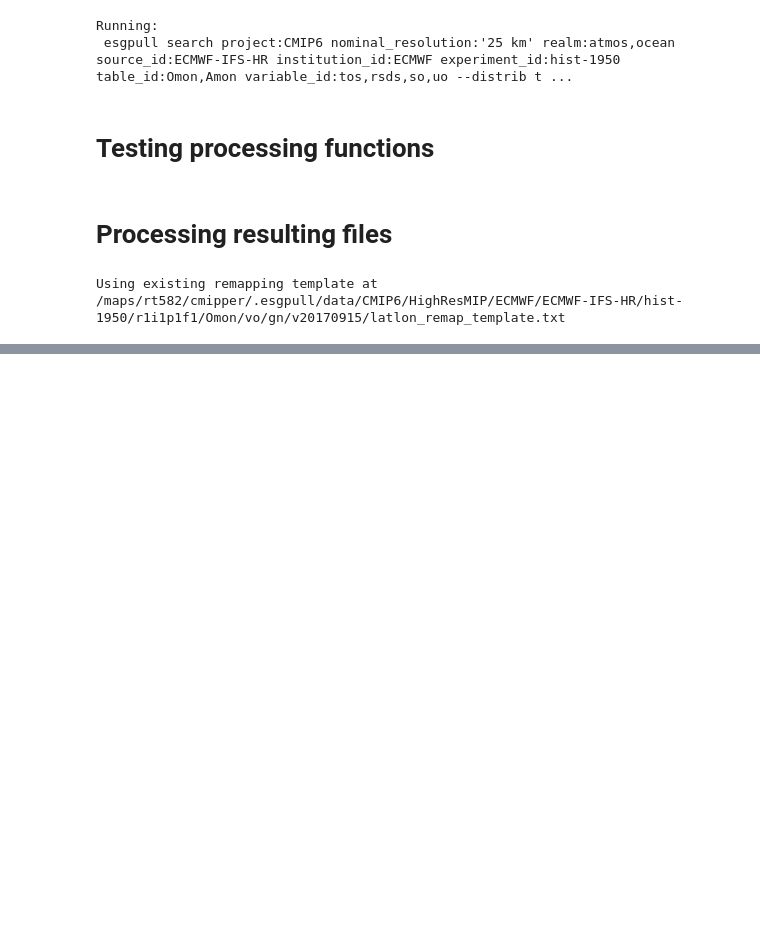
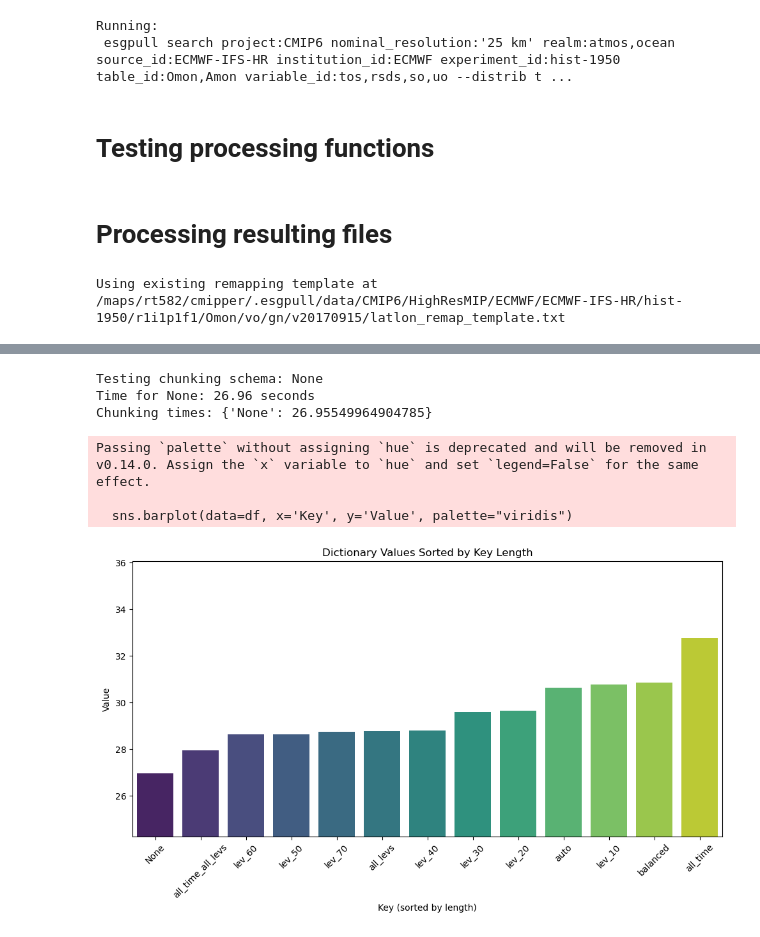
Before and after one commit to orlando-code/cmipper, a Jupyter notebook: notebooks/dev/esgpull_integration.ipynb, the cells around one changed output, grey strips where cells are left out. Saved outputs shown, nothing was run; the diff lists cells and outputs as text; code cells hidden in the pictures; blank space fills up the shorter version.

Commit message:
progress made processing directories

```diff
--- a/notebooks/dev/esgpull_integration.ipynb
+++ b/notebooks/dev/esgpull_integration.ipynb
@@ -124,0 +161,4 @@ Using existing remapping template at  /maps/rt582/cmipper/.esgpull/data/CMIP6/Hi
+# %%
+ds_eg = processing.load_dataset_with_dask(test_fp, chunk_schema={"time": 1, "lev": -1})
+# extract seafloor indices
+seafloor_inds = processing.gen_seafloor_indices(ds_eg, "vo")
@@ -124,0 +167,75 @@ Using existing remapping template at  /maps/rt582/cmipper/.esgpull/data/CMIP6/Hi
+# %%
+import time
+
+def benchmark_chunking_schemas(ds, variable_id, seafloor_indices, schemas):
+    times = {}
+
+    for name, chunks in schemas.items():
+        print(f"Testing chunking schema: {name}")
+
+        # Re-chunk the dataset based on the current schema
+        ds_chunked = ds.chunk(chunks)
+
+        # Start the timer and apply extraction function
+        start_time = time.time()
+
+        # Extract seafloor values with the current chunking schema
+        processing.extract_seafloor_vals_from_ds(ds_chunked, variable_id, seafloor_indices)
+
+        # Record the time taken
+        times[name] = time.time() - start_time
+        print(f"Time for {name}: {times[name]:.2f} seconds")
+
+    return times
+
+# Define your chunking schemas
+chunk_schema = {
+    "auto": "auto",
+    "all_levs": {"time": 1, "lev": -1},
+    "all_time": {"time": -1, "lev": 1},
+    "all_time_all_levs": {"time": -1, "lev": -1},
+    "None": None,
+    "balanced": {"time": 5, "lev": 10},
+    "lev_10": {"time": 1, "lev": 10},
+    "lev_20": {"time": 1, "lev": 20},
+    "lev_30": {"time": 1, "lev": 30},
+    "lev_40": {"time": 1, "lev": 40},
+    "lev_50": {"time": 1, "lev": 50},
+    "lev_60": {"time": 1, "lev": 60},
+    "lev_70": {"time": 1, "lev": 70},
+}
+
+# Run the benchmark
+new_times = benchmark_chunking_schemas(ds_eg, "vo", seafloor_inds, chunk_schema)
+print("Chunking times:", new_times)
+# %% [output]
+Testing chunking schema: None
+Time for None: 26.96 seconds
+Chunking times: {'None': 26.95549964904785}
+# %%
+times.update(new_times)
+# %%
+import pandas as pd
+import seaborn as sns
+sorted_times = dict(sorted(times.items(), key=lambda item: item[1]))
+# Convert to DataFrame for easier plotting
+df = pd.DataFrame(list(sorted_times.items()), columns=['Key', 'Value'])
+df['Key_Length'] = df['Key'].apply(len)  # Add a column for key length if you want to color by this
+
+# Plot using Seaborn
+plt.figure(figsize=(10, 6))
+sns.barplot(data=df, x='Key', y='Value', palette="viridis")
+
+# Customize plot
+plt.xlabel("Key (sorted by length)")
+plt.ylabel("Value")
+plt.title("Dictionary Values Sorted by Key Length")
+plt.xticks(rotation=45)
+plt.tight_layout()
+plt.ylim(min(times.values()) * 0.9, max(times.values()) * 1.1)
+plt.show()
+# %% [output]
+Passing `palette` without assigning `hue` is deprecated and will be removed in v0.14.0. Assign the `x` variable to `hue` and set `legend=False` for the same effect.
+
+  sns.barplot(data=df, x='Key', y='Value', palette="viridis")
+[figure, added]
```
Also changed, not shown: parts of 8 cells of this notebook.
